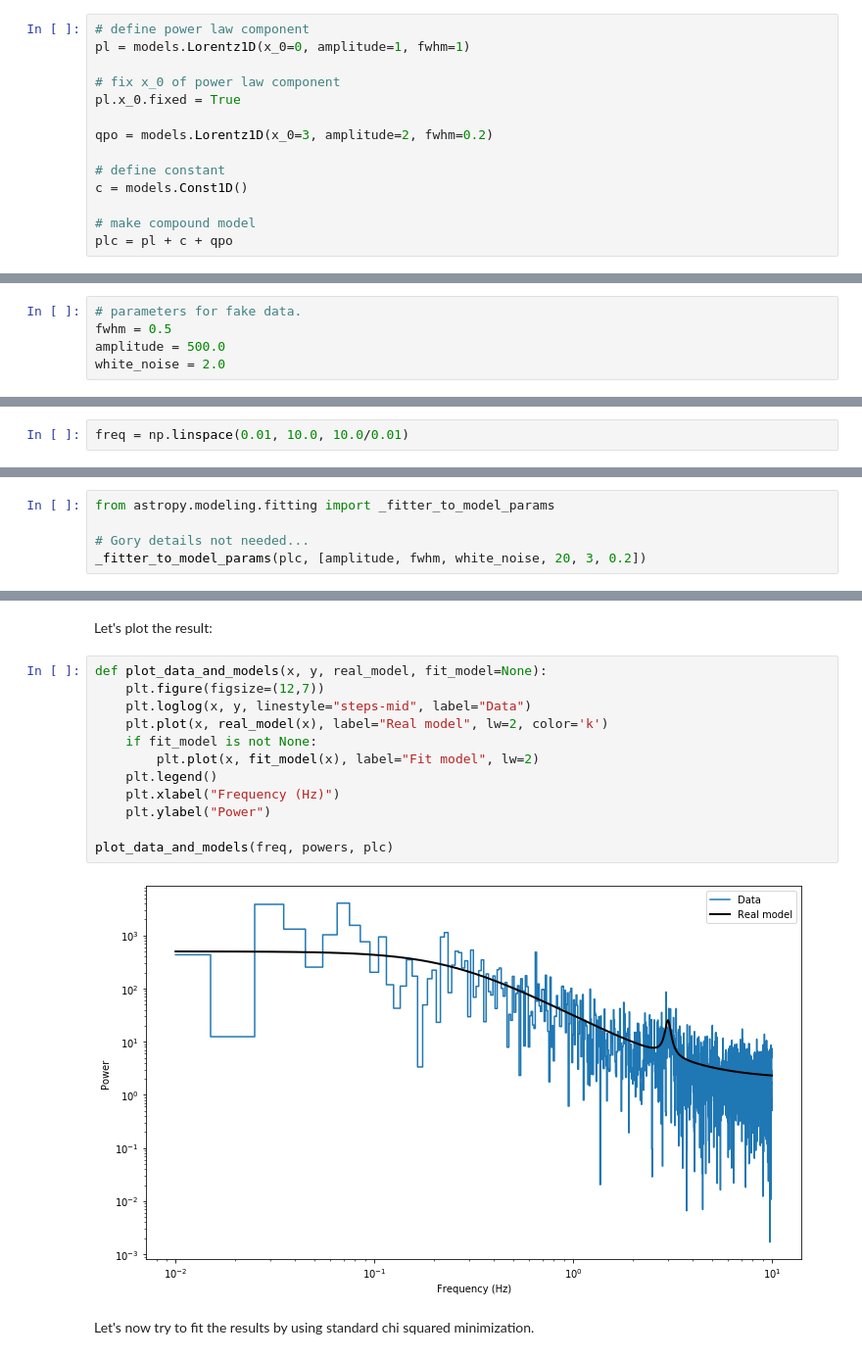
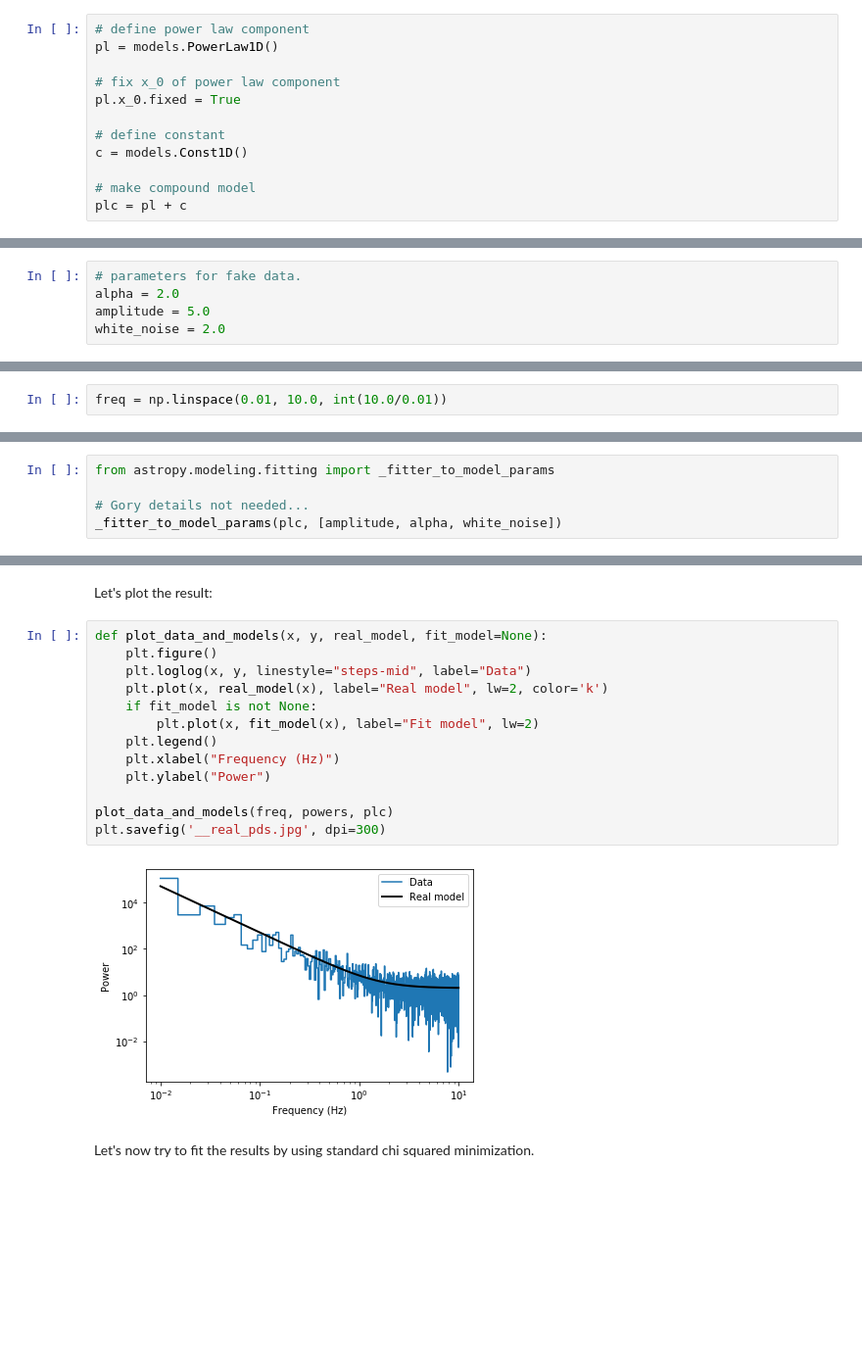
Before and after one commit to matteobachetti/timing-lectures, a Jupyter notebook: 3_Fitting_Power_Density_Spectra.ipynb, the cells around one changed output, grey strips where cells are left out. Shown at 98% size. Drawn from its saved outputs; the diff is of its cells as text; blank space fills up the shorter version.

Commit message:
Update with correct models for fitting

```diff
--- a/3_Fitting_Power_Density_Spectra.ipynb
+++ b/3_Fitting_Power_Density_Spectra.ipynb
@@ -20,29 +20,27 @@ from astropy.modeling import models
 ![oh_deer.png](oh_deer.png)
 # %%
 # define power law component
-pl = models.Lorentz1D(x_0=0, amplitude=1, fwhm=1)
+pl = models.PowerLaw1D()
 
 # fix x_0 of power law component
 pl.x_0.fixed = True
-
-qpo = models.Lorentz1D(x_0=3, amplitude=2, fwhm=0.2)
 
 # define constant
 c = models.Const1D()
 
 # make compound model
-plc = pl + c + qpo
+plc = pl + c
 # %% [markdown]
 We're going to pick some fairly standard parameters for our data:
 # %%
 # parameters for fake data.
-fwhm = 0.5
-amplitude = 500.0
+alpha = 2.0
+amplitude = 5.0
 white_noise = 2.0
 # %% [markdown]
 And now a frequency array:
 # %%
-freq = np.linspace(0.01, 10.0, 10.0/0.01)
+freq = np.linspace(0.01, 10.0, int(10.0/0.01))
 # %% [markdown]
 Now we can set the parameters in the model:
 # %%
@@ -53,4 +51,4 @@ plc
 from astropy.modeling.fitting import _fitter_to_model_params
 
 # Gory details not needed...
-_fitter_to_model_params(plc, [amplitude, fwhm, white_noise, 20, 3, 0.2])
+_fitter_to_model_params(plc, [amplitude, alpha, white_noise])
@@ -64,18 +66,19 @@ powers = psd_shape / 2.0 * np.random.chisquare(2, size=psd_shape.shape[0])
 Let's plot the result:
 # %%
 def plot_data_and_models(x, y, real_model, fit_model=None):
-    plt.figure(figsize=(12,7))
+    plt.figure()
     plt.loglog(x, y, linestyle="steps-mid", label="Data")
     plt.plot(x, real_model(x), label="Real model", lw=2, color='k')
     if fit_model is not None:
         plt.plot(x, fit_model(x), label="Fit model", lw=2)
     plt.legend()
     plt.xlabel("Frequency (Hz)")
     plt.ylabel("Power")
 
 plot_data_and_models(freq, powers, plc)
+plt.savefig('__real_pds.jpg', dpi=300)
 # %% [output]
-[figure, old version]
+[figure, new version]
 # %% [markdown]
 Let's now try to fit the results by using standard chi squared minimization.
 # %%
```
Also changed, not shown: parts of 36 cells of this notebook.
